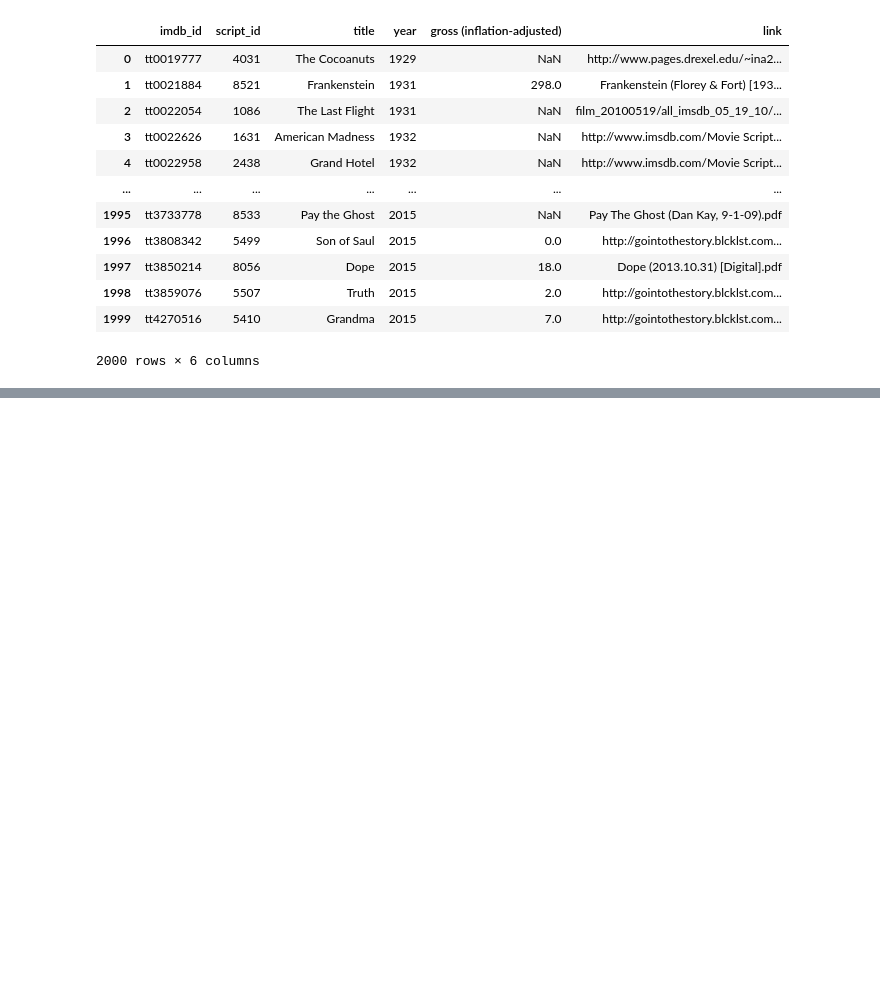
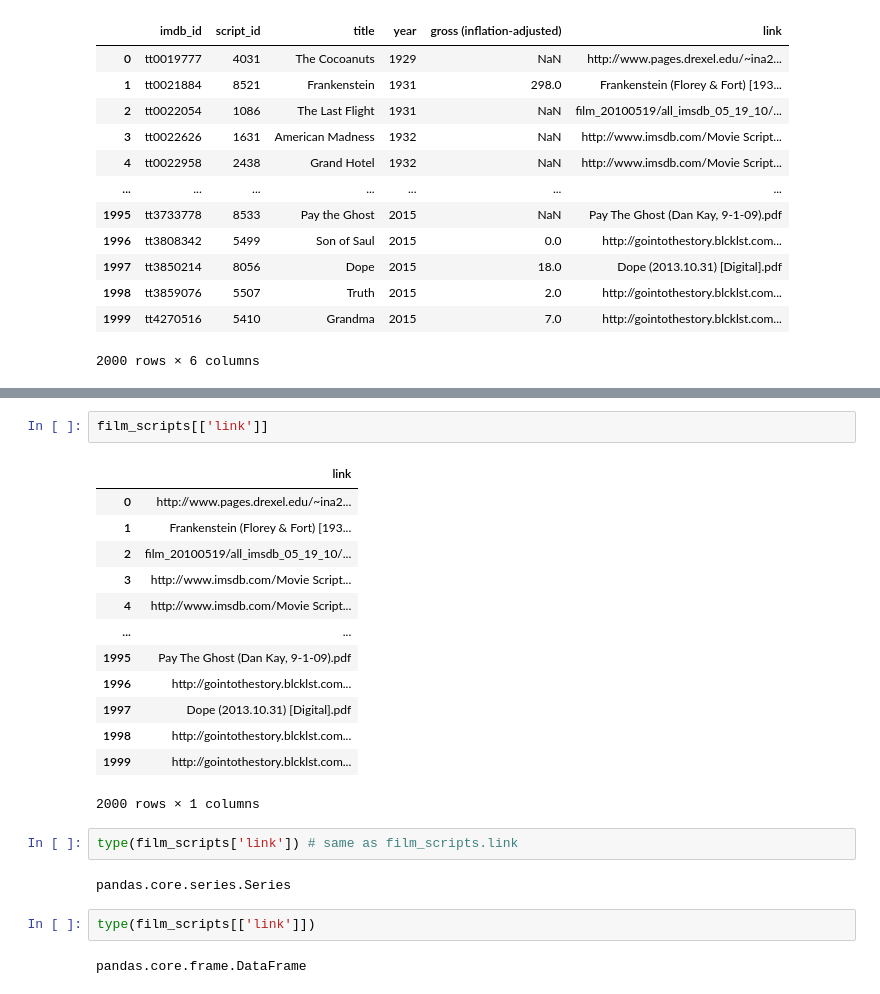
Before and after one commit to ZoeLeBlanc/IntroToDH2020, a Jupyter notebook: week7/Introduction to Pandas.ipynb, the cells around one changed output, grey strips where cells are left out. Cells and saved outputs as stored; diff of their text form; blank space fills up the shorter version.

Commit message:
updates to intro to pandas

```diff
--- a/week7/Introduction to Pandas.ipynb
+++ b/week7/Introduction to Pandas.ipynb
@@ -48,0 +96,24 @@ film_scripts
+# %%
+film_scripts[['link']]
+# %% [output]
+|  | link |
+| 0 | http://www.pages.drexel.edu/~ina2... |
+| 1 | Frankenstein (Florey & Fort) [193... |
+| 2 | film_20100519/all_imsdb_05_19_10/... |
+| 3 | http://www.imsdb.com/Movie Script... |
+| 4 | http://www.imsdb.com/Movie Script... |
+| ... | ... |
+| 1995 | Pay The Ghost (Dan Kay, 9-1-09).pdf |
+| 1996 | http://gointothestory.blcklst.com... |
+| 1997 | Dope (2013.10.31) [Digital].pdf |
+| 1998 | http://gointothestory.blcklst.com... |
+| 1999 | http://gointothestory.blcklst.com... |
+2000 rows × 1 columns
+# %%
+type(film_scripts['link']) # same as film_scripts.link
+# %% [output]
+pandas.core.series.Series
+# %%
+type(film_scripts[['link']])
+# %% [output]
+pandas.core.frame.DataFrame
```
Also changed, not shown: parts of 5 cells of this notebook, 6 other files.
